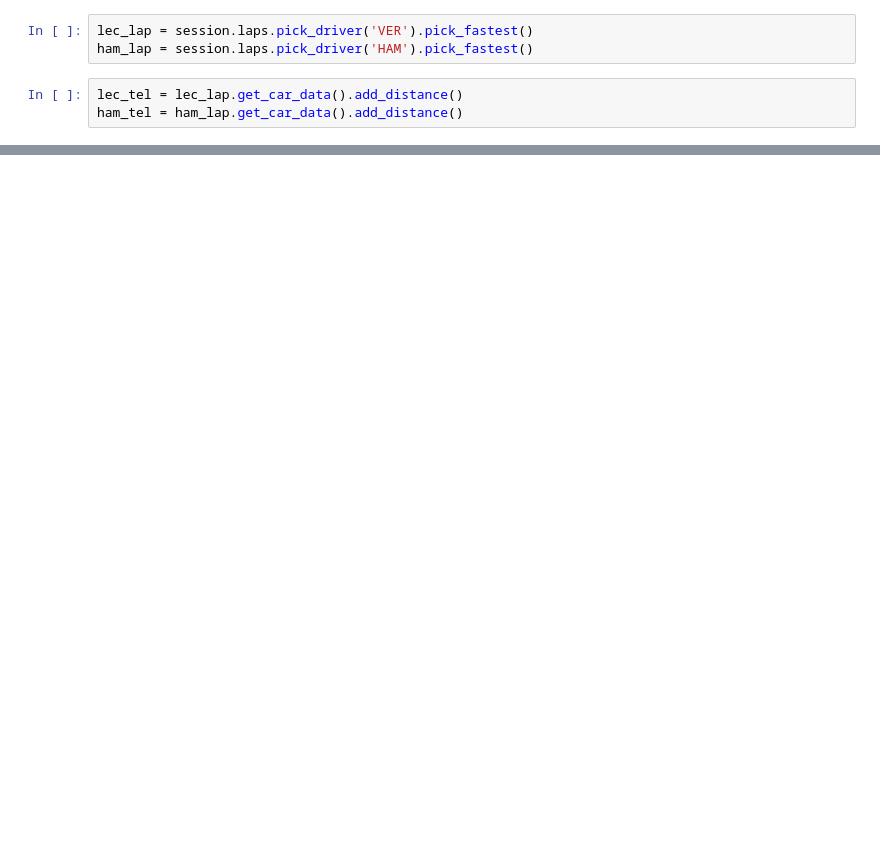
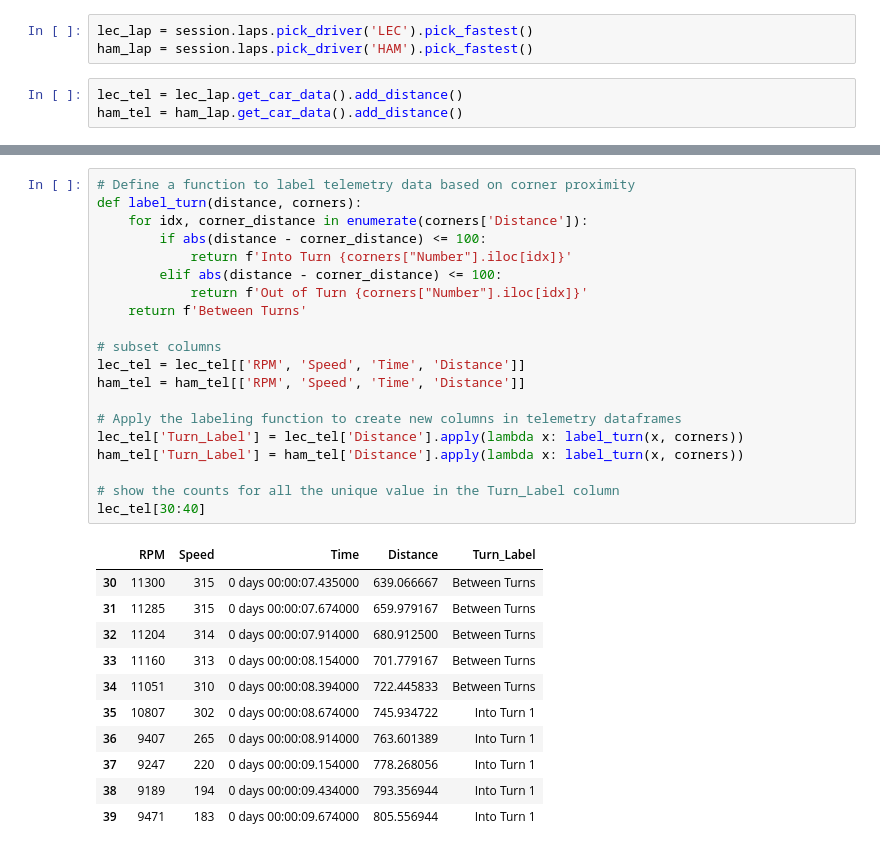
Before and after one commit to AbdullahKhurram30/Pythlete-Working, a Jupyter notebook: pace-management/pace-management.ipynb, the cells around one changed output, grey strips where cells are left out. Drawn from its saved outputs; the diff is of its cells as text; blank space fills up the shorter version.

```diff
--- a/pace-management/pace-management.ipynb
+++ b/pace-management/pace-management.ipynb
@@ -28,6 +24,6 @@ req            INFO     Data has been written to cache!
 core           INFO     Finished loading data for 20 drivers: ['44', '33', '77', '16', '31', '55', '3', '11', '4', '14', '18', '10', '5', '99', '63', '22', '7', '47', '6', '9']
 # %%
-lec_lap = session.laps.pick_driver('VER').pick_fastest()
+lec_lap = session.laps.pick_driver('LEC').pick_fastest()
 ham_lap = session.laps.pick_driver('HAM').pick_fastest()
 # %%
 lec_tel = lec_lap.get_car_data().add_distance()
@@ -38,0 +54,32 @@ corners = corners[['Distance', 'Number']]
+# %%
+# Define a function to label telemetry data based on corner proximity
+def label_turn(distance, corners):
+    for idx, corner_distance in enumerate(corners['Distance']):
+        if abs(distance - corner_distance) <= 100:
+            return f'Into Turn {corners["Number"].iloc[idx]}'
+        elif abs(distance - corner_distance) <= 100:
+            return f'Out of Turn {corners["Number"].iloc[idx]}'
+    return f'Between Turns'
+
+# subset columns
+lec_tel = lec_tel[['RPM', 'Speed', 'Time', 'Distance']]
+ham_tel = ham_tel[['RPM', 'Speed', 'Time', 'Distance']]
+
+# Apply the labeling function to create new columns in telemetry dataframes
+lec_tel['Turn_Label'] = lec_tel['Distance'].apply(lambda x: label_turn(x, corners))
+ham_tel['Turn_Label'] = ham_tel['Distance'].apply(lambda x: label_turn(x, corners))
+
+# show the counts for all the unique value in the Turn_Label column
+lec_tel[30:40]
+# %% [output]
+|  | RPM | Speed | Time | Distance | Turn_Label |
+| 30 | 11300 | 315 | 0 days 00:00:07.435000 | 639.066667 | Between Turns |
+| 31 | 11285 | 315 | 0 days 00:00:07.674000 | 659.979167 | Between Turns |
+| 32 | 11204 | 314 | 0 days 00:00:07.914000 | 680.912500 | Between Turns |
+| 33 | 11160 | 313 | 0 days 00:00:08.154000 | 701.779167 | Between Turns |
+| 34 | 11051 | 310 | 0 days 00:00:08.394000 | 722.445833 | Between Turns |
+| 35 | 10807 | 302 | 0 days 00:00:08.674000 | 745.934722 | Into Turn 1 |
+| 36 | 9407 | 265 | 0 days 00:00:08.914000 | 763.601389 | Into Turn 1 |
+| 37 | 9247 | 220 | 0 days 00:00:09.154000 | 778.268056 | Into Turn 1 |
+| 38 | 9189 | 194 | 0 days 00:00:09.434000 | 793.356944 | Into Turn 1 |
+| 39 | 9471 | 183 | 0 days 00:00:09.674000 | 805.556944 | Into Turn 1 |
```
Also changed, not shown: parts of 6 cells of this notebook, 1 other file.
